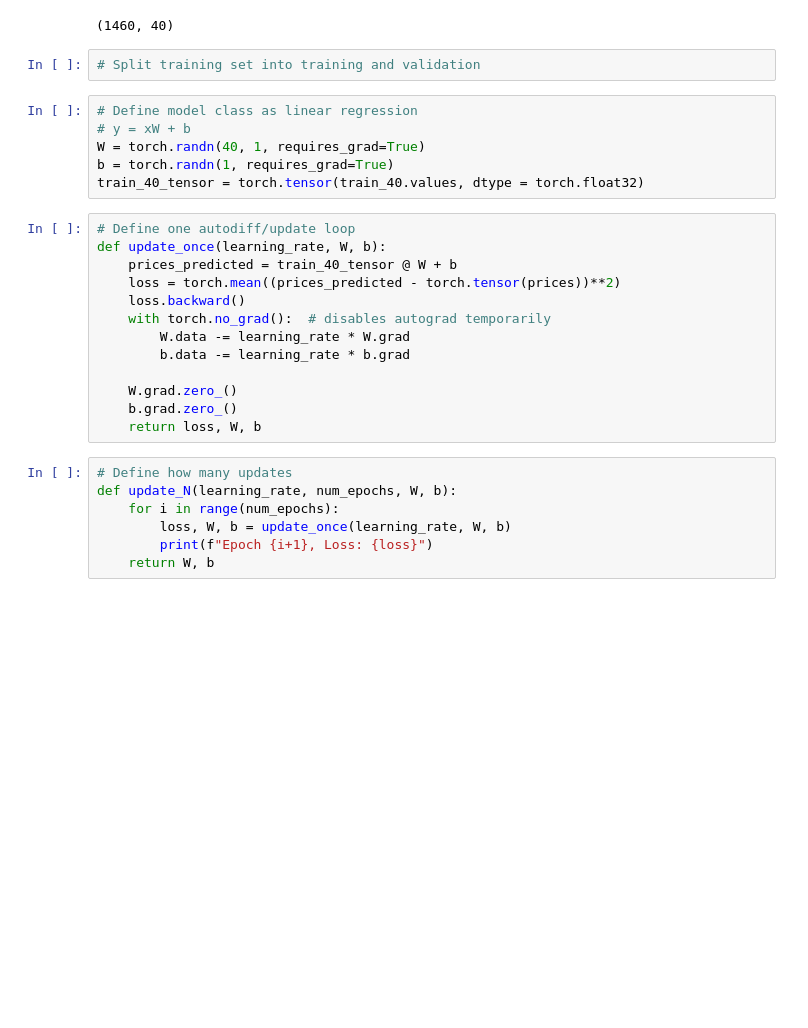
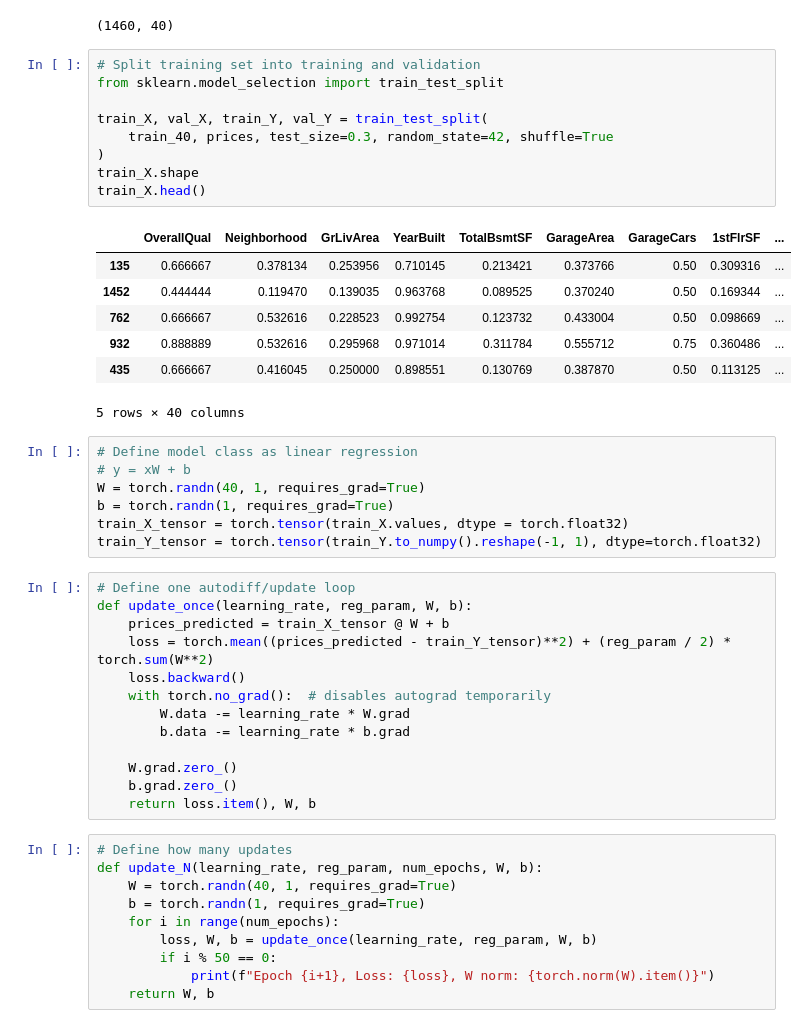
Before and after one commit to JiwonJJeong/CT-applied-machine-learning, a Jupyter notebook: hw-2/housing-prices.ipynb, the cells around one changed output. Saved outputs shown, nothing was run; the diff lists cells and outputs as text; blank space fills up the shorter version.

```diff
--- a/hw-2/housing-prices.ipynb
+++ b/hw-2/housing-prices.ipynb
@@ -13,17 +13,33 @@ print(train_40.shape)
 (1460, 40)
 # %%
 # Split training set into training and validation
+from sklearn.model_selection import train_test_split
+
+train_X, val_X, train_Y, val_Y = train_test_split(
+    train_40, prices, test_size=0.3, random_state=42, shuffle=True
+)
+train_X.shape
+train_X.head()
+# %% [output]
+|  | OverallQual | Neighborhood | GrLivArea | YearBuilt | TotalBsmtSF | GarageArea | GarageCars | 1stFlrSF | ... |
+| 135 | 0.666667 | 0.378134 | 0.253956 | 0.710145 | 0.213421 | 0.373766 | 0.50 | 0.309316 | ... |
+| 1452 | 0.444444 | 0.119470 | 0.139035 | 0.963768 | 0.089525 | 0.370240 | 0.50 | 0.169344 | ... |
+| 762 | 0.666667 | 0.532616 | 0.228523 | 0.992754 | 0.123732 | 0.433004 | 0.50 | 0.098669 | ... |
+| 932 | 0.888889 | 0.532616 | 0.295968 | 0.971014 | 0.311784 | 0.555712 | 0.75 | 0.360486 | ... |
+| 435 | 0.666667 | 0.416045 | 0.250000 | 0.898551 | 0.130769 | 0.387870 | 0.50 | 0.113125 | ... |
+5 rows × 40 columns
 # %%
 # Define model class as linear regression
 # y = xW + b
 W = torch.randn(40, 1, requires_grad=True)
 b = torch.randn(1, requires_grad=True)
-train_40_tensor = torch.tensor(train_40.values, dtype = torch.float32)
+train_X_tensor = torch.tensor(train_X.values, dtype = torch.float32)
+train_Y_tensor = torch.tensor(train_Y.to_numpy().reshape(-1, 1), dtype=torch.float32)
 # %%
 # Define one autodiff/update loop
-def update_once(learning_rate, W, b):
-    prices_predicted = train_40_tensor @ W + b
-    loss = torch.mean((prices_predicted - torch.tensor(prices))**2)
+def update_once(learning_rate, reg_param, W, b):
+    prices_predicted = train_X_tensor @ W + b
+    loss = torch.mean((prices_predicted - train_Y_tensor)**2) + (reg_param / 2) * torch.sum(W**2)
     loss.backward()
     with torch.no_grad():  # disables autograd temporarily
         W.data -= learning_rate * W.grad
@@ -31,13 +47,16 @@ def update_once(learning_rate, W, b):
 
     W.grad.zero_()
     b.grad.zero_()
-    return loss, W, b
+    return loss.item(), W, b
 # %%
 # Define how many updates
-def update_N(learning_rate, num_epochs, W, b):
+def update_N(learning_rate, reg_param, num_epochs, W, b):
+    W = torch.randn(40, 1, requires_grad=True)
+    b = torch.randn(1, requires_grad=True)
     for i in range(num_epochs):
-        loss, W, b = update_once(learning_rate, W, b)
-        print(f"Epoch {i+1}, Loss: {loss}")
+        loss, W, b = update_once(learning_rate, reg_param, W, b)
+        if i % 50 == 0:
+            print(f"Epoch {i+1}, Loss: {loss}, W norm: {torch.norm(W).item()}")
     return W, b
 # %%
 # Try some hyperparameters
```
Also changed, not shown: parts of 9 cells of this notebook.
